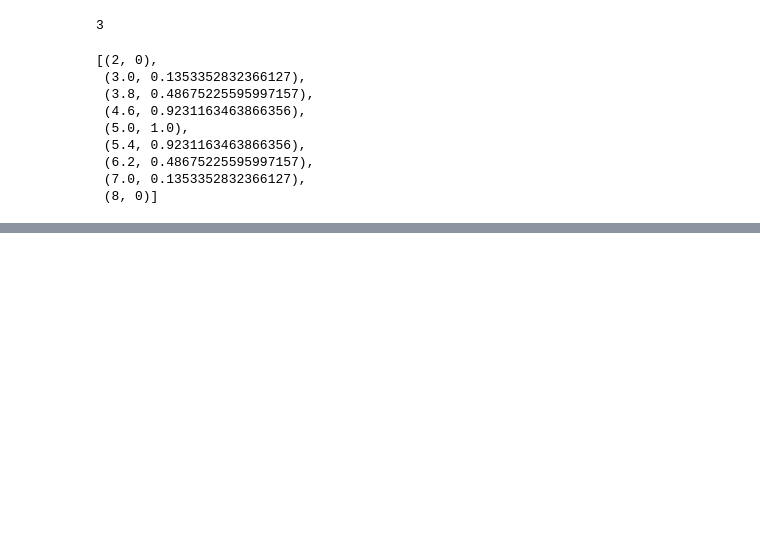
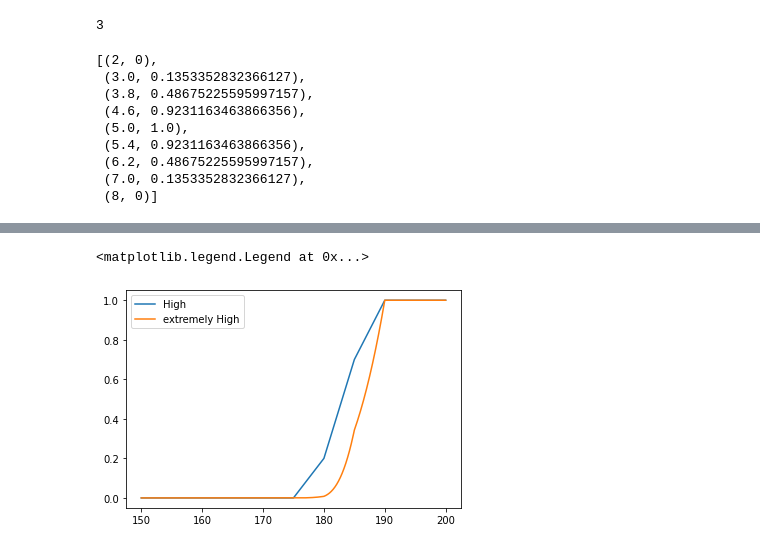
Before and after one commit to jdvelasq/fuzzy-expert, a Jupyter notebook: notebooks/docs.ipynb, the cells around one changed output, grey strips where cells are left out. Cells and saved outputs as stored; diff of their text form; code cells hidden in the pictures; blank space fills up the shorter version.

```diff
--- a/notebooks/docs.ipynb
+++ b/notebooks/docs.ipynb
@@ -164,0 +177,17 @@ array([0.  , 0.  , 0.  , 0.15, 0.3 ])
+# %%
+    >>> import matplotlib.pyplot as plt
+    >>> from fuzzy_expert.variable import FuzzyVariable
+    >>> v = FuzzyVariable(
+    ...     universe_range=(150, 200),
+    ...     terms={
+    ...         "High": [(175, 0), (180, 0.2), (185, 0.7), (190, 1)],
+    ...         "Low": [(155, 1), (160, 0.8), (165, 0.5), (170, 0.2), (175, 0)],
+    ...     },
+    ... )
+    >>> y = v.get_modified_membeship('High' ,['extremely'])
+    >>> plt.plot(v.universe, v['High'], label='High')
+    >>> plt.plot(v.universe, y, label='extremely High')
+    >>> plt.legend()
+# %% [output]
+<matplotlib.legend.Legend at 0x...>
+[figure, added]
```
Also changed, not shown: parts of 2 cells of this notebook, 12 other files.
